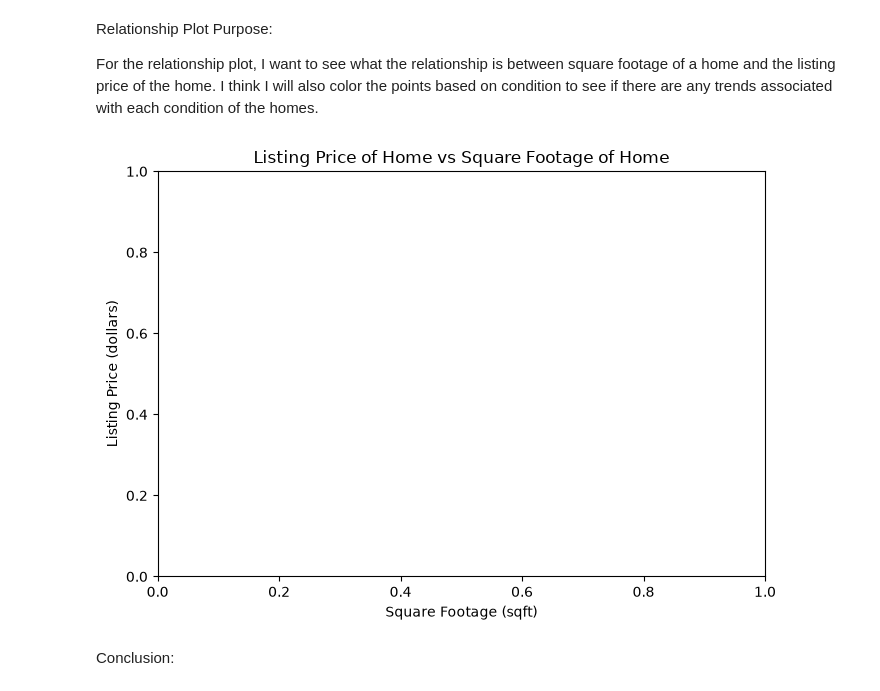
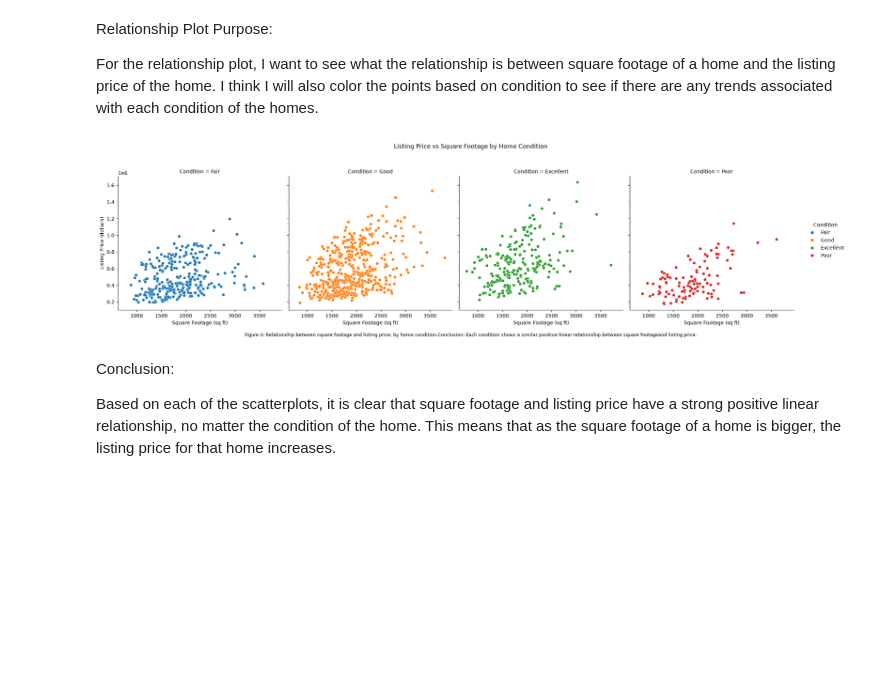
Before and after one commit to mdo222/sta556-homework-2, a Jupyter notebook: notebooks/homework_2.ipynb, the cells around one changed output. Saved outputs shown, nothing was run; the diff lists cells and outputs as text; code cells hidden in the pictures; blank space fills up the shorter version.

Commit message:
Finished Visualizations

```diff
--- a/notebooks/homework_2.ipynb
+++ b/notebooks/homework_2.ipynb
@@ -394,30 +394,46 @@ Relationship Plot Purpose:
 For the relationship plot, I want to see what the relationship is between square footage of a home and the listing price of the home. I think I will also color the points based on condition to see if there are any trends associated with each condition of the homes.
 # %%
 #Relationship plot
-fig_3, ax = plt.subplots(
-    figsize=(7, 5)
+fig_3= sns.relplot(
+    data=processed_data,
+    x="SqFt",
+    y="ListPrice",
+    col="Condition",
+    hue="Condition",
+    ax=ax
 )
-(
-  ggplot(
-        processed_data,
-        aes(
-            x="SqFt",
-            y="ListPrice",
-            colour ="Condition"
-        )
-    )
-    + geom_point()
-    + facet_wrap("Condition")
-    )
 
-ax.set(
-    title="Listing Price of Home vs Square Footage of Home",
-    xlabel="Square Footage (sqft)",
-    ylabel="Listing Price (dollars)"
+fig_3.figure.suptitle(
+    "Listing Price vs Square Footage by Home Condition",
+    y=1.05
+)
+
+fig_3.set_axis_labels(
+    "Square Footage (sq ft)",
+    "Listing Price (dollars)"
+)
+
+fig_3.figure.text(
+    0.5,          # x position (center)
+    -0.03,        # y position (below plot)
+    "Figure 3: Relationship between square footage and listing price, by home condition." \
+    "Conclusion: Each condition shows a similar positive linear relationship between square footage" \
+    "and listing price.",
+    ha="center",
+    fontsize=9
 )
 
 fig_3.tight_layout()
+
+figure_3_path = ("../figures/"
+                 "figure_3_scatter_plots.png")
+fig_3.savefig(
+    figure_3_path,
+    dpi=300,
+    bbox_inches="tight")
 # %% [output]
-[figure, old version]
+[figure, new version]
 # %% [markdown]
 Conclusion:
+
+Based on each of the scatterplots, it is clear that square footage and listing price have a strong positive linear relationship, no matter the condition of the home. This means that as the square footage of a home is bigger, the listing price for that home increases.
```
Also changed, not shown: 1 other file.
